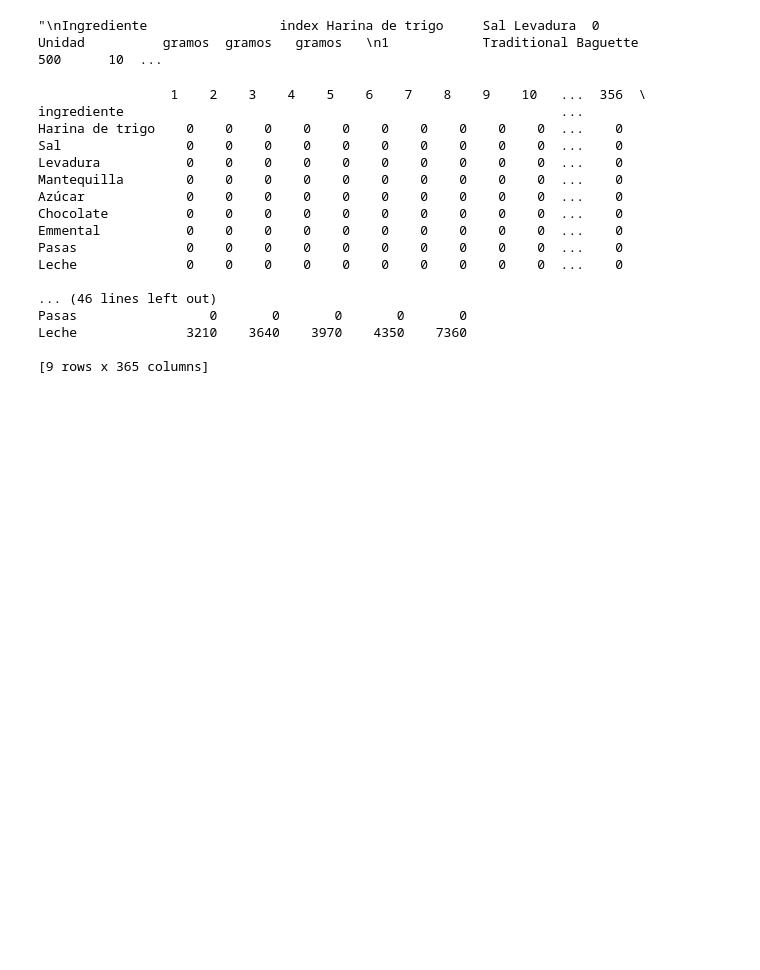
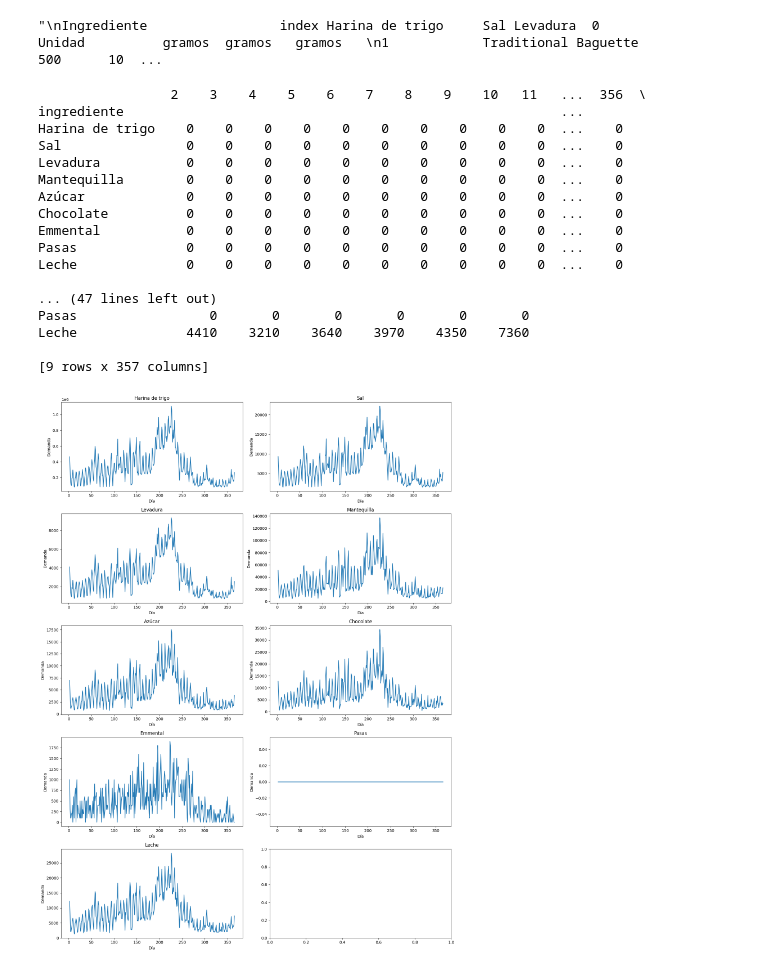
Before and after one commit to enzo418/io-abc-xyz, a Jupyter notebook: notebooks/analisis-abc-xyz.ipynb, the cells around one changed output. Drawn from its saved outputs; the diff is of its cells as text; code cells hidden in the pictures; blank space fills up the shorter version.

```diff
--- a/notebooks/analisis-abc-xyz.ipynb
+++ b/notebooks/analisis-abc-xyz.ipynb
@@ -632,8 +632,11 @@ memory usage: 2.2+ KB
 None
 "\nIngrediente                 index Harina de trigo     Sal Levadura  0                          Unidad          gramos  gramos   gramos   \n1            Traditional Baguette             500      10  ...
 # %%
-# Crear un nuevo dataframe que contenga solo los ingredientes como filas y los días [1, 365] como columnas
-df_ingredientes_dia = pd.DataFrame(index=df_ingredientes["ingrediente"], columns=range(1, 366))
+# Crear un nuevo dataframe que contenga solo los ingredientes como filas y los días como columnas
+dias = df["day"].unique()
+dias.sort()
+
+df_ingredientes_dia = pd.DataFrame(index=df_ingredientes["ingrediente"], columns=dias)
 
 # Inicializar el dataframe con ceros
 df_ingredientes_dia = df_ingredientes_dia.fillna(0)
@@ -643,18 +646,22 @@ print(df_ingredientes_dia)
 # Iterar sobre cada artículo en df_clase_A_dia_pivot
 for index, row in df_clase_A_dia_pivot.iterrows():
     articulo = row["article"]
+
+    if articulo not in df_ingredientes_pivot["index"].values:
+        print(f"El articulo {articulo} no tiene ingredientes en el DataFrame de ingredientes")
+        continue
+
     for ingrediente in df_ingredientes["ingrediente"]:
-        if articulo in df_ingredientes_pivot["index"].values:
             cantidad_necesaria = df_ingredientes.loc[df_ingredientes["ingrediente"] == ingrediente, articulo].values[0]
             if cantidad_necesaria > 0:
                 df_ingredientes_dia.loc[ingrediente] += row[1:] * cantidad_necesaria
 
-print(df_ingredientes_dia)
+print(df_ingredientes_dia.head())
 
 # guardar
 df_ingredientes_dia.to_csv("../results/Bakery sales ingredientes por dia.csv")
 # %% [output]
-                 1    2    3    4    5    6    7    8    9    10   ...  356  \
+                 2    3    4    5    6    7    8    9    10   11   ...  356  \
 ingrediente                                                        ...
 Harina de trigo    0    0    0    0    0    0    0    0    0    0  ...    0
 Sal                0    0    0    0    0    0    0    0    0    0  ...    0
@@ -666,8 +673,27 @@ Emmental           0    0    0    0    0    0    0    0    0    0  ...    0
 Pasas              0    0    0    0    0    0    0    0    0    0  ...    0
 Leche              0    0    0    0    0    0    0    0    0    0  ...    0
 
-... (46 lines left out)
-Pasas                 0       0       0       0       0
-Leche              3210    3640    3970    4350    7360
+... (47 lines left out)
+Pasas                 0       0       0       0       0       0
+Leche              4410    3210    3640    3970    4350    7360
 
-[9 rows x 365 columns]
+[9 rows x 357 columns]
+# %%
+# Crear una figura con subplots, 2 por fila
+fig, axs = plt.subplots(nrows=(len(df_ingredientes_dia) + 1) // 2, ncols=2, figsize=(15, 20))
+
+# Iterar sobre cada ingrediente y graficar su demanda por día
+for i, ingrediente in enumerate(df_ingredientes_dia.index):
+	ax = axs[i // 2, i % 2]
+	ax.plot(df_ingredientes_dia.columns, df_ingredientes_dia.loc[ingrediente])
+	ax.set_title(ingrediente)
+	ax.set_xlabel("Día")
+	ax.set_ylabel("Demanda")
+
+# Ajustar el layout para que no se solapen los subplots
+plt.tight_layout()
+
+# Mostrar la figura
+plt.show()
+# %% [output]
+[figure, added]
```
Also changed, not shown: 2 other files.
